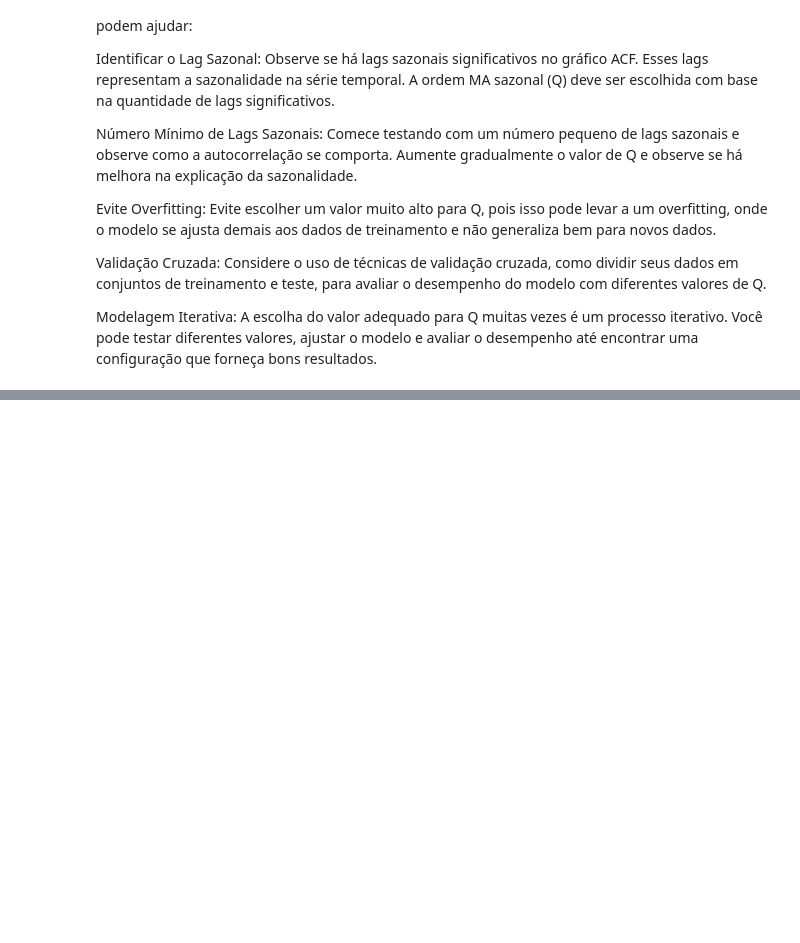
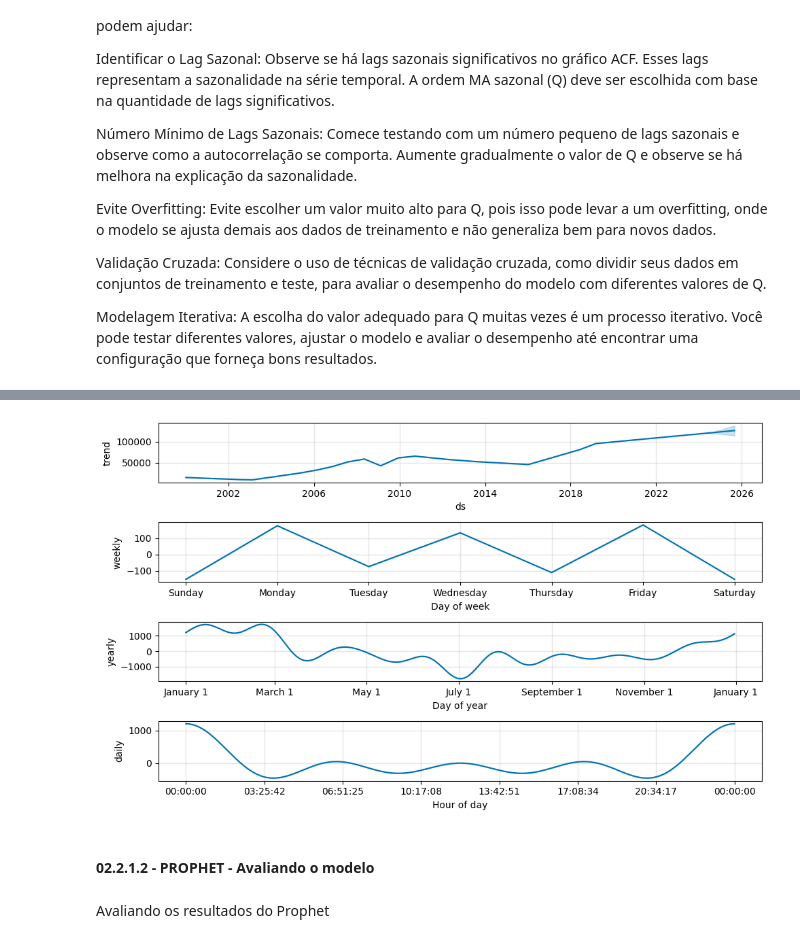
Before and after one commit to eugeniogdiniz/PosTechDataScience_Fiap, a Jupyter notebook: 02_Machine_Learning_and _Time_Siries/TechChallenge02/Tech_Challenge.ipynb, the cells around one changed output, grey strips where cells are left out. Saved outputs shown, nothing was run; the diff lists cells and outputs as text; code cells hidden in the pictures; blank space fills up the shorter version.

```diff
--- a/02_Machine_Learning_and _Time_Siries/TechChallenge02/Tech_Challenge.ipynb
+++ b/02_Machine_Learning_and _Time_Siries/TechChallenge02/Tech_Challenge.ipynb
@@ -746,0 +792,8 @@ plt.show()
+# %%
+pptModel.plot_components(previsao, figsize=(10,6));
+# %% [output]
+[figure, added]
+# %% [markdown]
+#### 02.2.1.2 - PROPHET - Avaliando o modelo
+# %% [markdown]
+Avaliando os resultados do Prophet
```
Also changed, not shown: parts of 17 cells of this notebook.
